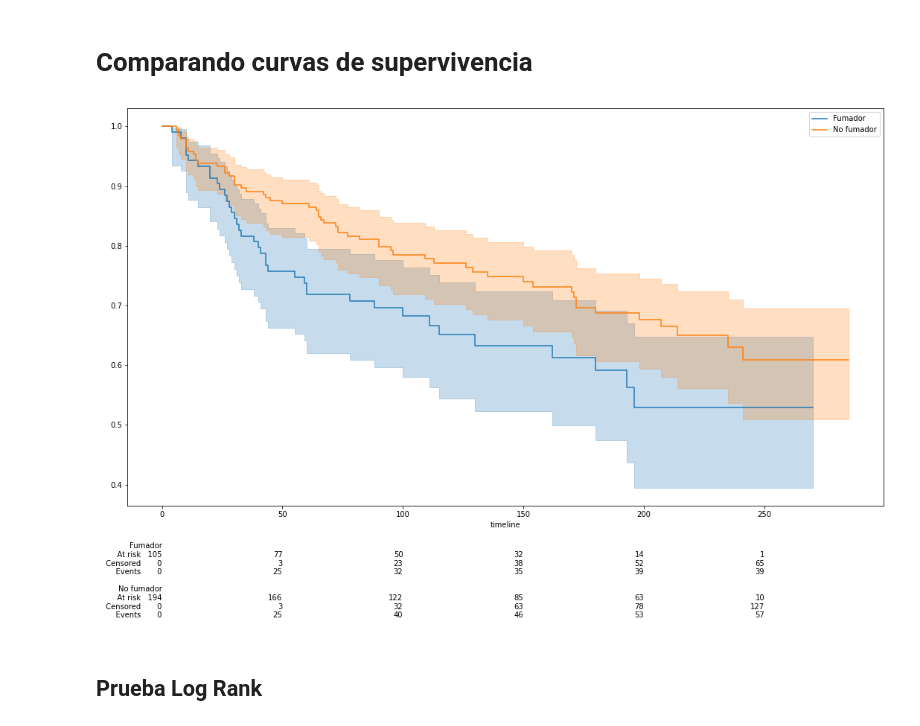
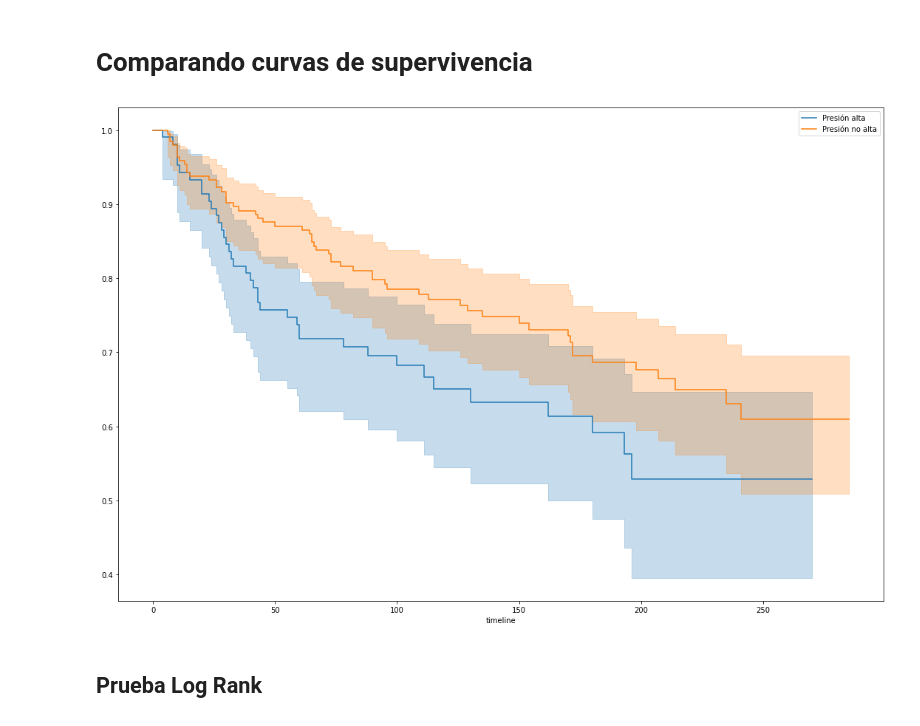
Before and after one commit to fjme95/python-para-la-ciencia-de-datos, a Jupyter notebook: Semana 9/Análisis_de_Supervivencia.ipynb, the cells around one changed output. Cells and saved outputs as stored; diff of their text form; code cells hidden in the pictures.

```diff
--- a/Semana 9/Análisis_de_Supervivencia.ipynb
+++ b/Semana 9/Análisis_de_Supervivencia.ipynb
@@ -153,25 +164,25 @@ model.plot_survival_function(title = 'Estimador de Kaplan Meier')
 # %%
 hbp_mask = (heart_data_raw['high_blood_pressure'] == 1)
 
 T = heart_data_raw.time
 E = heart_data_raw.DEATH_EVENT
 
 fig = plt.figure(figsize = (15, 10))
 ax = plt.subplot(111)
 
 kmf_hbp = KaplanMeierFitter()
-ax = kmf_fumador.fit(T[hbp_mask], event_observed=E[hbp_mask], label='Presión alta').plot_survival_function(ax = ax)
+ax = kmf_hbp.fit(T[hbp_mask], event_observed=E[hbp_mask], label='Presión alta').plot_survival_function(ax = ax)
 
 
 kmf_no_hbp = KaplanMeierFitter()
-ax = kmf_no_fumador.fit(T[~hbp_mask], event_observed=E[~hbp_mask], label='Presión no alta').plot_survival_function(ax = ax)
+ax = kmf_no_hbp.fit(T[~hbp_mask], event_observed=E[~hbp_mask], label='Presión no alta').plot_survival_function(ax = ax)
 
 
-add_at_risk_counts(kmf_hbp, kmf_no_hbp, ax=ax)
+# add_at_risk_counts(kmf_hbp, kmf_no_hbp, ax=ax)
 plt.tight_layout()
 fig.show()
 # %% [output]
-[figure, old version]
+[figure, new version]
 # %% [markdown]
 ## Prueba Log Rank
 # %% [markdown]
```
Also changed, not shown: parts of 4 cells of this notebook.
